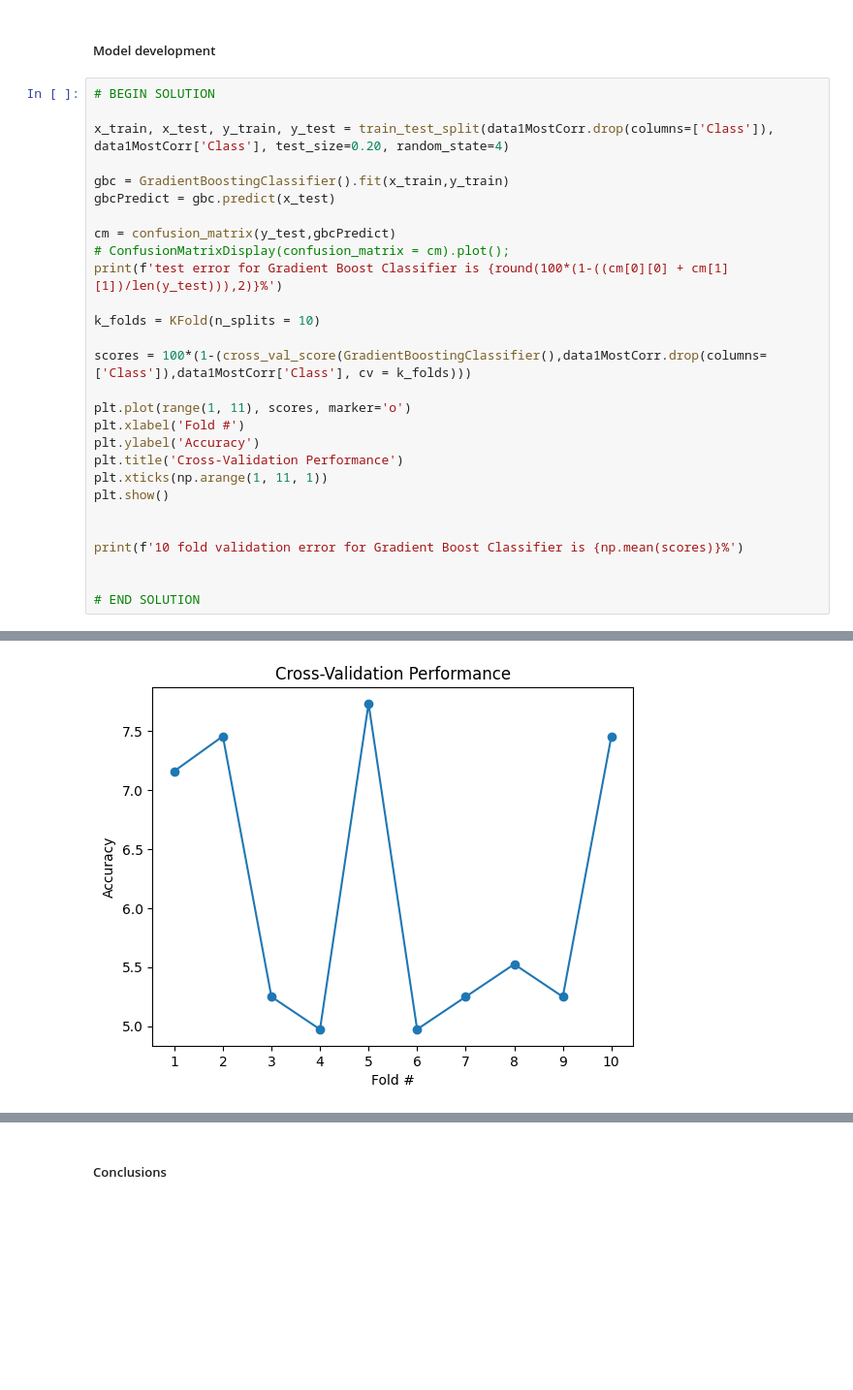
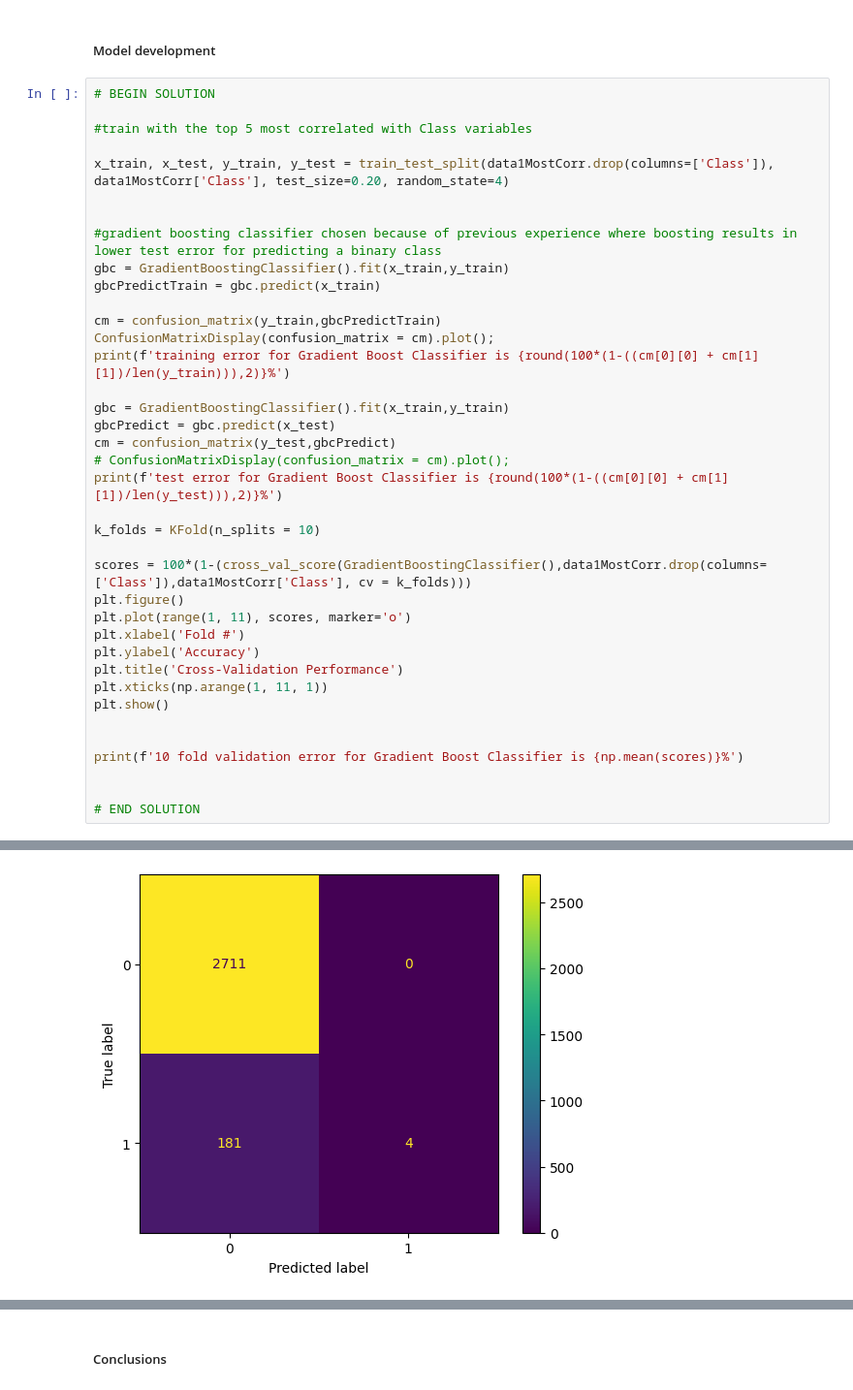
Before and after one commit to christian-ortmann/INFO521, a Jupyter notebook: ortmann_hw7_521.ipynb, the cells around one changed output, grey strips where cells are left out. Shown at 97% size. Drawn from its saved outputs; the diff is of its cells as text; blank space fills up the shorter version.

```diff
--- a/ortmann_hw7_521.ipynb
+++ b/ortmann_hw7_521.ipynb
@@ -312,11 +312,21 @@ data1MostCorr = Data1[top20perc.index] #select the most correlated columns plus
 # %%
 # BEGIN SOLUTION
 
+#train with the top 5 most correlated with Class variables
+
 x_train, x_test, y_train, y_test = train_test_split(data1MostCorr.drop(columns=['Class']), data1MostCorr['Class'], test_size=0.20, random_state=4)
+
+
+#gradient boosting classifier chosen because of previous experience where boosting results in lower test error for predicting a binary class
+gbc = GradientBoostingClassifier().fit(x_train,y_train)
+gbcPredictTrain = gbc.predict(x_train)
+
+cm = confusion_matrix(y_train,gbcPredictTrain)
+ConfusionMatrixDisplay(confusion_matrix = cm).plot();
+print(f'training error for Gradient Boost Classifier is {round(100*(1-((cm[0][0] + cm[1][1])/len(y_train))),2)}%')
 
 gbc = GradientBoostingClassifier().fit(x_train,y_train)
 gbcPredict = gbc.predict(x_test)
-
 cm = confusion_matrix(y_test,gbcPredict)
 # ConfusionMatrixDisplay(confusion_matrix = cm).plot();
 print(f'test error for Gradient Boost Classifier is {round(100*(1-((cm[0][0] + cm[1][1])/len(y_test))),2)}%')
@@ -324,7 +334,7 @@ print(f'test error for Gradient Boost Classifier is {round(100*(1-((cm[0][0] + c
 k_folds = KFold(n_splits = 10)
 
 scores = 100*(1-(cross_val_score(GradientBoostingClassifier(),data1MostCorr.drop(columns=['Class']),data1MostCorr['Class'], cv = k_folds)))
-
+plt.figure()
 plt.plot(range(1, 11), scores, marker='o')
 plt.xlabel('Fold #')
 plt.ylabel('Accuracy')
@@ -341,2 +352,2 @@ print(f'10 fold validation error for Gradient Boost Classifier is {np.mean(score
 test error for Gradient Boost Classifier is 5.38%
-[figure, old version]
+[figure, new version]
```
Also changed, not shown: parts of 3 cells of this notebook.
